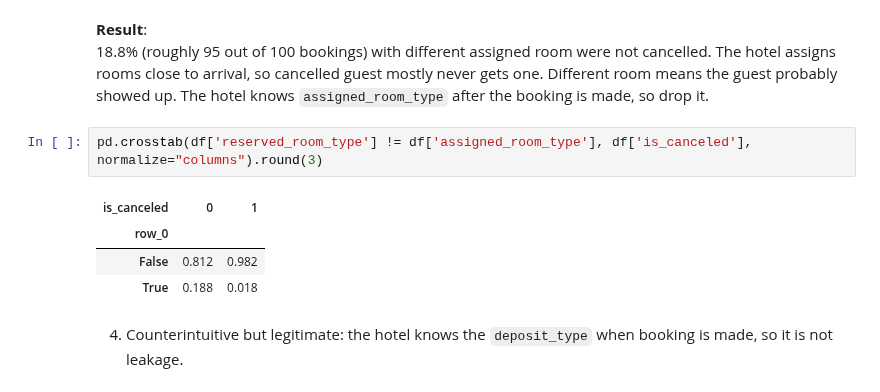
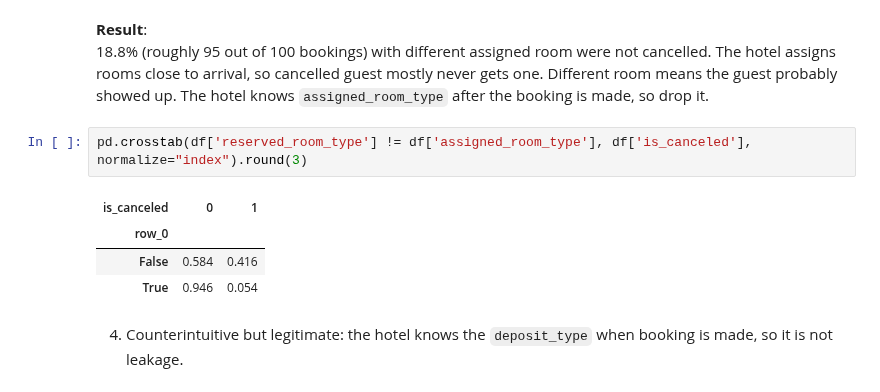
Before and after one commit to nabila-natasha/hotel-booking-cancellation-ml, a Jupyter notebook: notebooks/01_eda_modeling.ipynb, the cells around one changed output. Drawn from its saved outputs; the diff is of its cells as text.

```diff
--- a/notebooks/01_eda_modeling.ipynb
+++ b/notebooks/01_eda_modeling.ipynb
@@ -192,12 +198,12 @@ df.groupby('is_canceled')['booking_changes'].describe()
 **Result**:
 18.8% (roughly 95 out of 100 bookings) with different assigned room were not cancelled. The hotel assigns rooms close to arrival, so cancelled guest mostly never gets one. Different room means the guest probably showed up. The hotel knows `assigned_room_type` after the booking is made, so drop it.
 # %%
-pd.crosstab(df['reserved_room_type'] != df['assigned_room_type'], df['is_canceled'], normalize="columns").round(3)
+pd.crosstab(df['reserved_room_type'] != df['assigned_room_type'], df['is_canceled'], normalize="index").round(3)
 # %% [output]
 | is_canceled | 0 | 1 |
 | row_0 |  |  |
-| False | 0.812 | 0.982 |
-| True | 0.188 | 0.018 |
+| False | 0.584 | 0.416 |
+| True | 0.946 | 0.054 |
 # %% [markdown]
 4) Counterintuitive but legitimate: the hotel knows the `deposit_type` when booking is made, so it is not leakage.
 # %%
```
Also changed, not shown: parts of 25 cells of this notebook.
